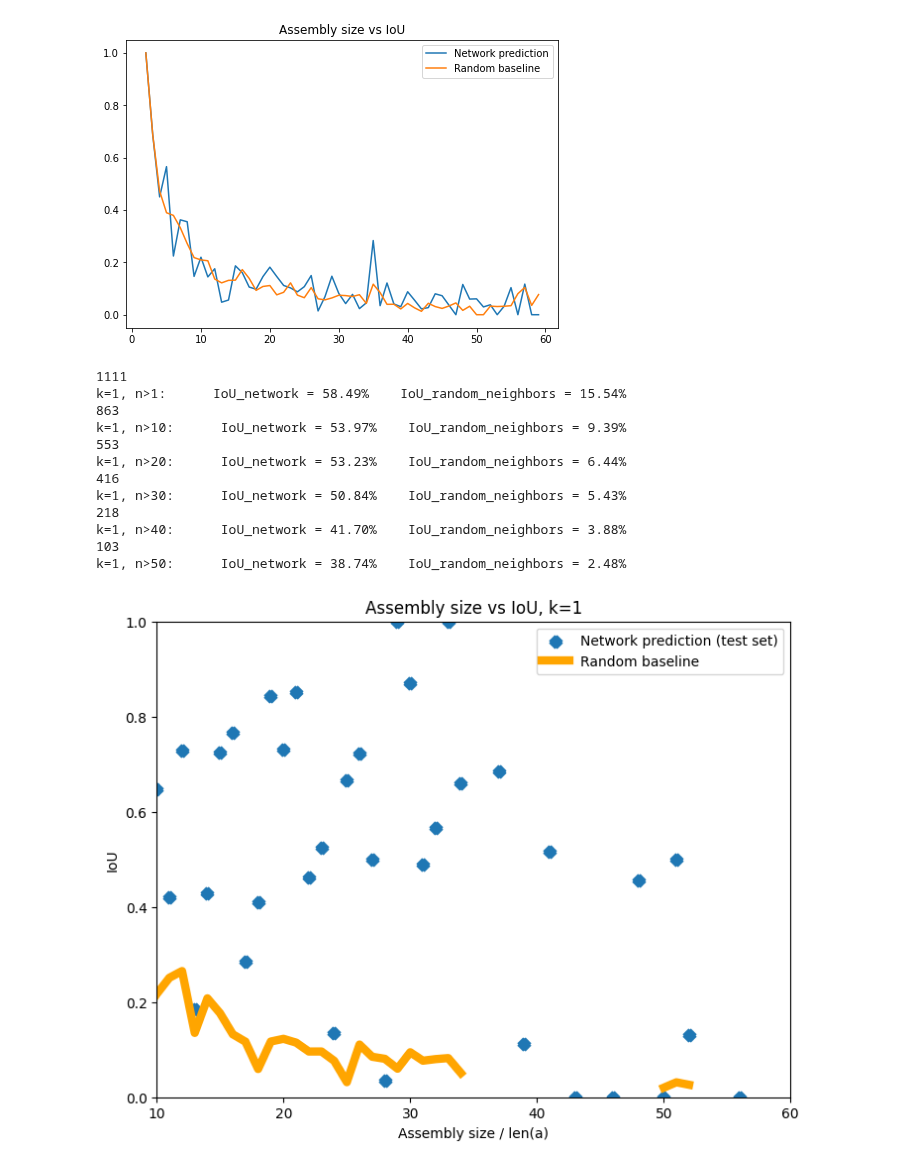
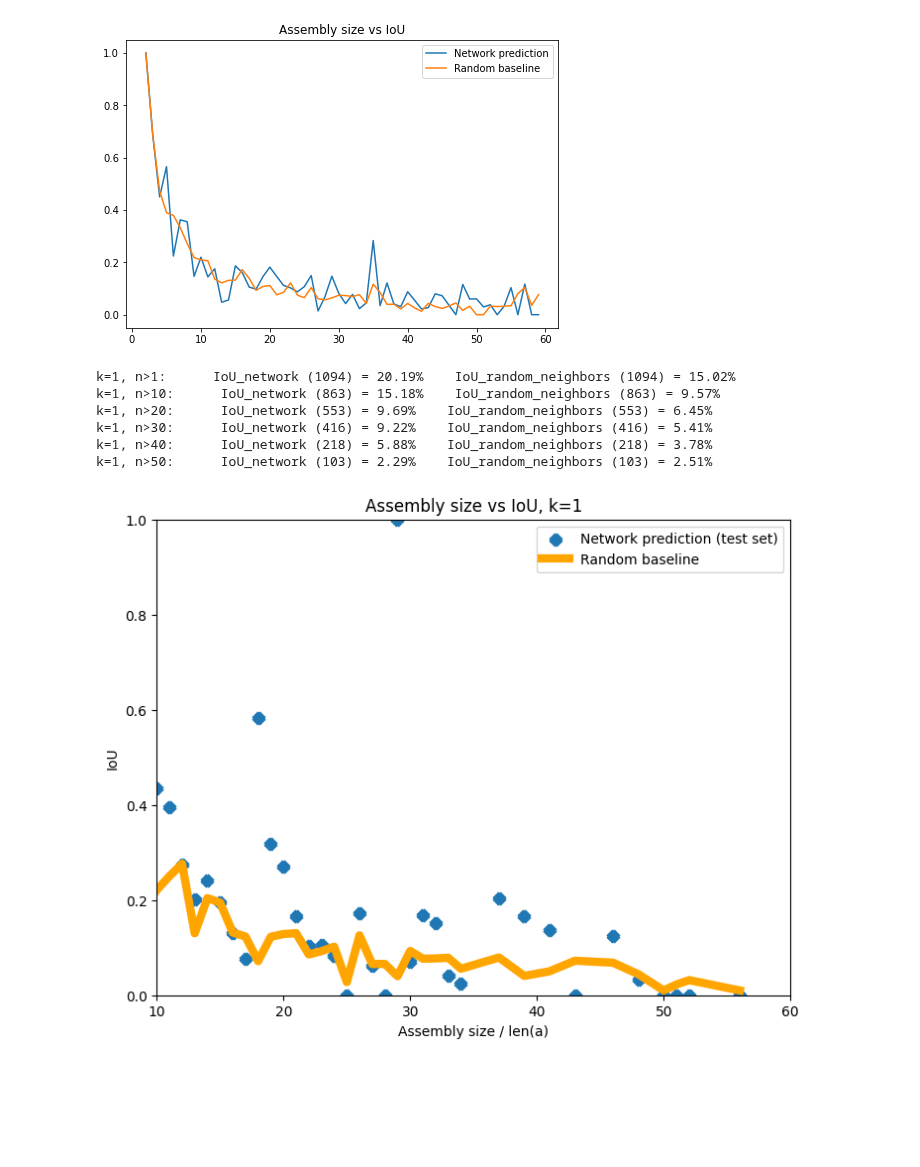
Before and after one commit to gymbeijing/mechanism-identification-public, a Jupyter notebook: joe_notebooks/iou_stats.ipynb, the cells around one changed output. Drawn from its saved outputs; the diff is of its cells as text; code cells hidden in the pictures; blank space fills up the shorter version.

Commit message:
Computed IoUs on the same subset of data points using our network

```diff
--- a/joe_notebooks/iou_stats.ipynb
+++ b/joe_notebooks/iou_stats.ipynb
@@ -120,15 +120,13 @@ def find_mean_ious_test_set(data, seq_filter, n):
                 #ious_random_neighbors.append(seq["random_baseline_iou"])
                 ious_random_neighbors.append(iou_random_largest)
 
-    #print(ious_from_search)
-    print(len(ious_network))
     mean_iou_from_network = np.array(ious_network).mean()
     mean_iou_random_neighbors = np.array(ious_random_neighbors).mean()
-    return mean_iou_from_network, mean_iou_random_neighbors
+    return mean_iou_from_network, len(ious_network), mean_iou_random_neighbors, len(ious_random_neighbors)
 
 def print_ious(data, seq_filter, k, n):
-    mean_iou_from_network, mean_iou_random_neighbors = find_mean_ious_test_set(data, seq_filter, n)
-    print(f"k={k}, n>{n}:      IoU_network = {100*mean_iou_from_network:.2f}%    IoU_random_neighbors = {100*mean_iou_random_neighbors:.2f}%")
+    mean_iou_from_network, size_iou_from_network, mean_iou_random_neighbors, size_iou_random_neighbors = find_mean_ious_test_set(data, seq_filter, n)
+    print(f"k={k}, n>{n}:      IoU_network ({size_iou_from_network}) = {100*mean_iou_from_network:.2f}%    IoU_random_neighbors ({size_iou_random_neighbors}) = {100*mean_iou_random_neighbors:.2f}%")
 # %%
 def assembly_size(seq, n):
     return seq["assembly_num_bodies"] > n
@@ -136,53 +134,48 @@ def assembly_size(seq, n):
 ks = [1]
 ns = [1, 10, 20, 30, 40, 50]
 for k in ks:
-    test_set_result_file = Path(f"../model_outputs/result_retrieve_1.json")
+    test_set_result_file = Path(f"../model_outputs/result_network_retrieval_k=1.json")
     with open(test_set_result_file, "r") as fp:
         test_set_results = json.load(fp)
 
     for n in ns:
         print_ious(test_set_results, assembly_size, k, n)
 # %% [output]
-1111
-k=1, n>1:      IoU_network = 58.49%    IoU_random_neighbors = 15.54%
-863
-k=1, n>10:      IoU_network = 53.97%    IoU_random_neighbors = 9.39%
-553
-k=1, n>20:      IoU_network = 53.23%    IoU_random_neighbors = 6.44%
-416
-k=1, n>30:      IoU_network = 50.84%    IoU_random_neighbors = 5.43%
-218
-k=1, n>40:      IoU_network = 41.70%    IoU_random_neighbors = 3.88%
-103
-k=1, n>50:      IoU_network = 38.74%    IoU_random_neighbors = 2.48%
+k=1, n>1:      IoU_network (1094) = 20.19%    IoU_random_neighbors (1094) = 15.02%
+k=1, n>10:      IoU_network (863) = 15.18%    IoU_random_neighbors (863) = 9.57%
+k=1, n>20:      IoU_network (553) = 9.69%    IoU_random_neighbors (553) = 6.45%
+k=1, n>30:      IoU_network (416) = 9.22%    IoU_random_neighbors (416) = 5.41%
+k=1, n>40:      IoU_network (218) = 5.88%    IoU_random_neighbors (218) = 3.78%
+k=1, n>50:      IoU_network (103) = 2.29%    IoU_random_neighbors (103) = 2.51%
 # %%
 for k in ks:
-    test_set_result_file = Path(f"../model_outputs/result_retrieve_1.json")
+    test_set_result_file = Path(f"../model_outputs/result_network_retrieval_k=1.json")
     with open(test_set_result_file, "r") as fp:
         test_set_results = json.load(fp)
 
     test_set_assembly_size = []
     test_set_ious = []
     test_set_random_baseline = []
     for n in range(2, 60):
         def assembly_size_bigger_than(seq, n):
             return seq["assembly_num_bodies"] == n
-        mean_iou_from_network, mean_iou_random_neighbors = find_mean_ious_test_set(test_set_results, assembly_size_bigger_than, n)
-        test_set_ious.append(mean_iou_from_network)
-        test_set_random_baseline.append(mean_iou_random_neighbors)
-        test_set_assembly_size.append(n)
+        mean_iou_from_network, _, mean_iou_random_neighbors, _ = find_mean_ious_test_set(test_set_results, assembly_size_bigger_than, n)
+        if not math.isnan(mean_iou_from_network):
+            test_set_ious.append(mean_iou_from_network)
+            test_set_random_baseline.append(mean_iou_random_neighbors)
+            test_set_assembly_size.append(n)
 
     fig = plt.figure()
     ax = fig.add_axes([0,0,1,1])
     ax.scatter(test_set_assembly_size, test_set_ious, marker='x', linewidth=6, label="Network prediction (test set)")
     ax.plot(test_set_assembly_size, test_set_random_baseline, color='orange', linewidth=6, label="Random baseline")
     ax.legend()
     plt.title(f"Assembly size vs IoU, k={k}")
     plt.xlim([10, 60])
     plt.ylim([0, 1.0])
     plt.xlabel('Assembly size / len(a)')
     plt.ylabel('IoU')
     plt.show()
     plt.close()
 # %% [output]
-[figure, old version]
+[figure, new version]
```
Also changed, not shown: 2 other files.
